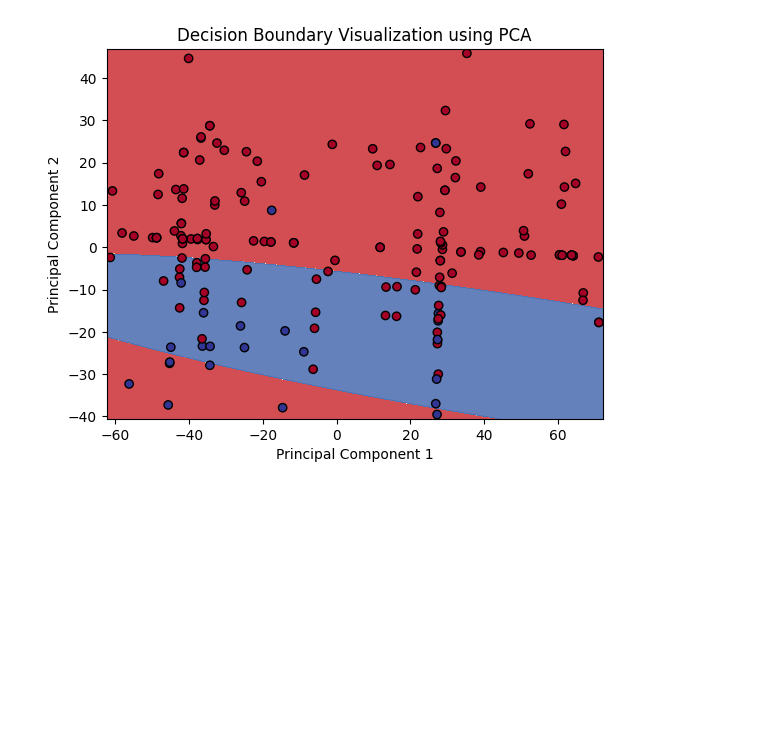
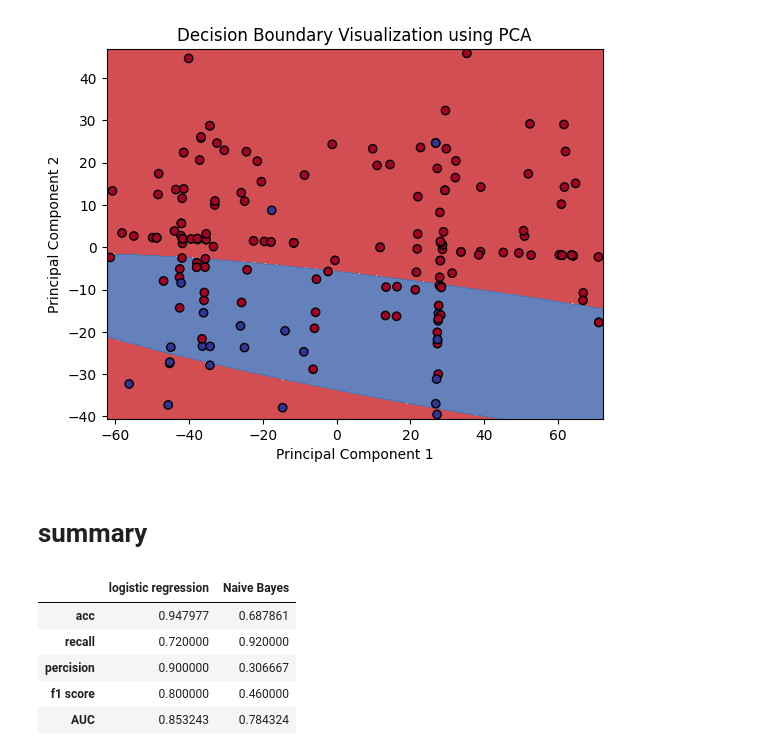
Before and after one commit to moyaser315/covid19_outcome_-prediction, a Jupyter notebook: proj.ipynb, the cells around one changed output. Saved outputs shown, nothing was run; the diff lists cells and outputs as text; code cells hidden in the pictures; blank space fills up the shorter version.

```diff
--- a/proj.ipynb
+++ b/proj.ipynb
@@ -137,10 +137,8 @@ from sklearn.metrics import roc_curve , RocCurveDisplay
 from sklearn.model_selection import KFold
 from sklearn.model_selection import GridSearchCV
 kf = KFold(n_splits=10,shuffle=True,random_state=3)
-accuracy = []
-percision = []
-recall = []
-f1 = []
+score_idx = ["acc","recall","percision","f1 score","AUC"]
+comp={}
 # %% [markdown]
 ## important functions
 # %%
@@ -312,6 +310,8 @@ confmat(y_hat)
 a = rocgraph(y_hat,'logistic regression')
 KFold_LR_scores = scores(y_hat)
 KFold_LR_scores += [a]
+
+comp['logistic regression']=KFold_LR_scores
 # %% [output]
 accuracy score :0.948
 recall score :0.720     percesion score : 0.900
@@ -419,6 +419,8 @@ confmat(y_hat)
 a = rocgraph(y_hat,'Naive Bayes')
 grid_NB_scores = scores(y_hat)
 grid_NB_scores +=[a]
+
+comp['Naive Bayes'] = grid_NB_scores
 # %% [output]
 accuracy score :0.688
 recall score :0.920     percesion score : 0.307
@@ -428,3 +430,17 @@ f1 score :0.460
 decision_boundary(best_model)
 # %% [output]
 [figure]
+# %% [markdown]
+# summary
+# %%
+res_df = pd.DataFrame.from_dict(comp)
+res_df.index = score_idx
+# %%
+res_df
+# %% [output]
+|  | logistic regression | Naive Bayes |
+| acc | 0.947977 | 0.687861 |
+| recall | 0.720000 | 0.920000 |
+| percision | 0.900000 | 0.306667 |
+| f1 score | 0.800000 | 0.460000 |
+| AUC | 0.853243 | 0.784324 |
```
